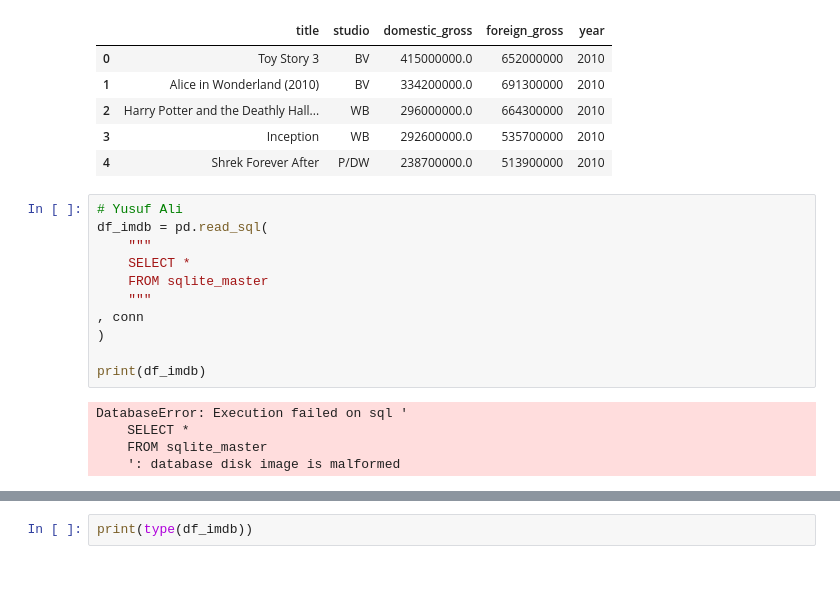
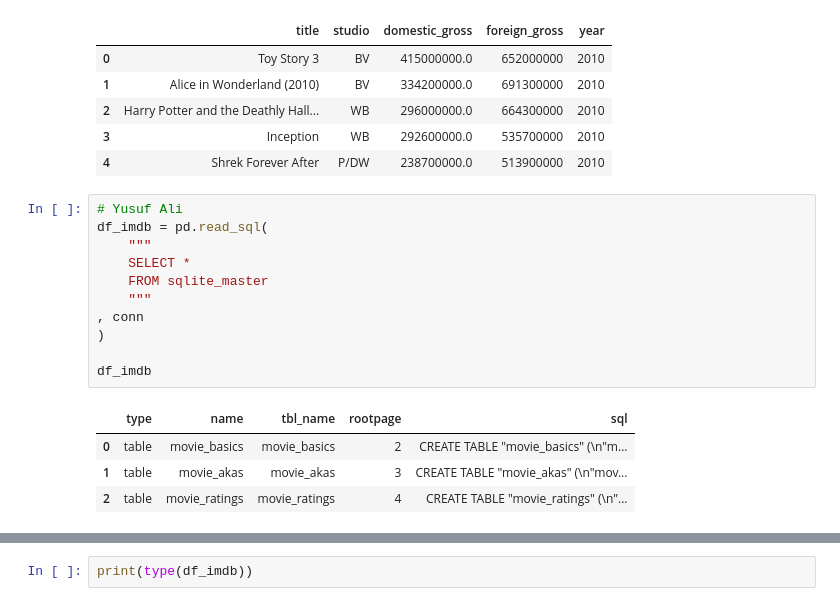
Before and after one commit to Churabros/Moringa_phase2_project, a Jupyter notebook: Phase_2_Project.ipynb, the cells around one changed output, grey strips where cells are left out. Cells and saved outputs as stored; diff of their text form; blank space fills up the shorter version.

```diff
--- a/Phase_2_Project.ipynb
+++ b/Phase_2_Project.ipynb
@@ -143,19 +143,19 @@ df_gross.head()
 # %%
 # Yusuf Ali
 df_imdb = pd.read_sql(
     """
     SELECT *
     FROM sqlite_master
     """
 , conn
 )
 
-print(df_imdb)
+df_imdb
 # %% [output]
-DatabaseError: Execution failed on sql '
-    SELECT *
-    FROM sqlite_master
-    ': database disk image is malformed
+|  | type | name | tbl_name | rootpage | sql |
+| 0 | table | movie_basics | movie_basics | 2 | CREATE TABLE "movie_basics" (\n"m... |
+| 1 | table | movie_akas | movie_akas | 3 | CREATE TABLE "movie_akas" (\n"mov... |
+| 2 | table | movie_ratings | movie_ratings | 4 | CREATE TABLE "movie_ratings" (\n"... |
 # %%
 #Yusuf Ali
 query = """ SELECT *
```
Also changed, not shown: parts of 17 cells of this notebook.
